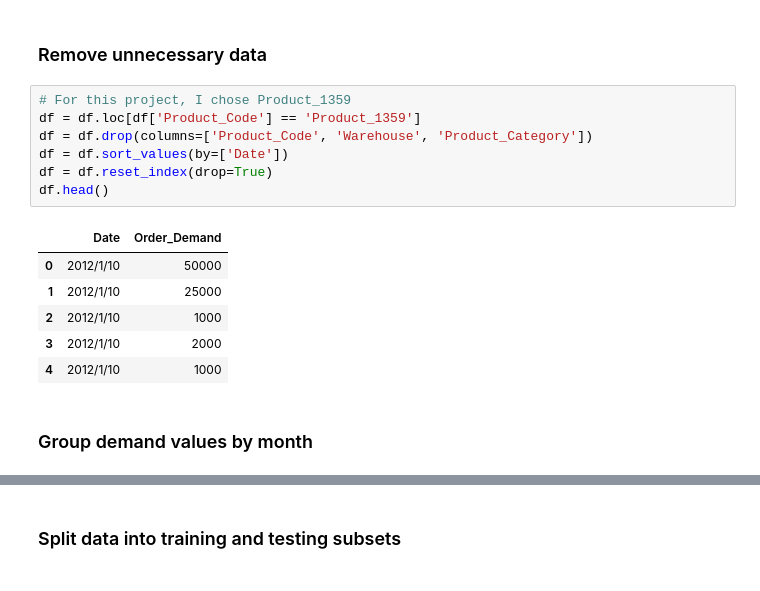
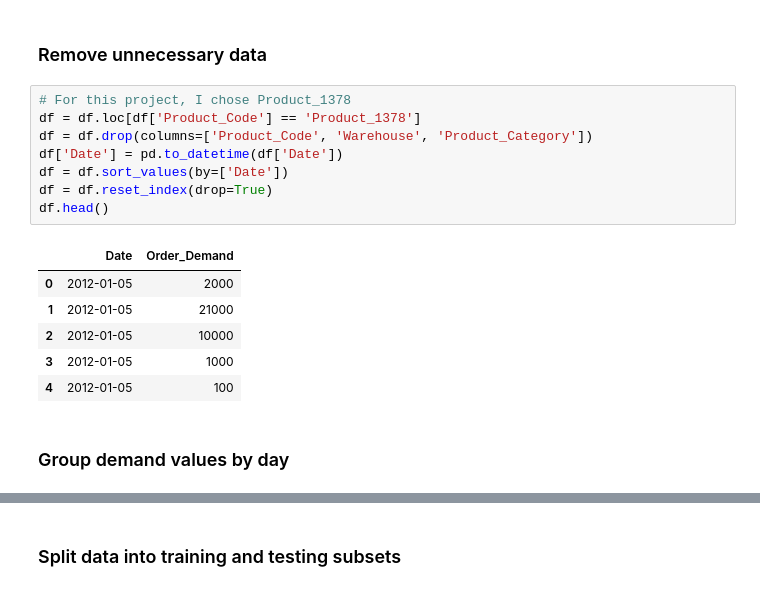
Before and after one commit to mt3443/time-series, a Jupyter notebook: time_series.ipynb, the cells around one changed output, grey strips where cells are left out. Saved outputs shown, nothing was run; the diff lists cells and outputs as text.

```diff
--- a/time_series.ipynb
+++ b/time_series.ipynb
@@ -39,18 +41,19 @@ Name: Product_Code, dtype: int64
 # %% [markdown]
 ### Remove unnecessary data
 # %%
-# For this project, I chose Product_1359
-df = df.loc[df['Product_Code'] == 'Product_1359']
+# For this project, I chose Product_1378
+df = df.loc[df['Product_Code'] == 'Product_1378']
 df = df.drop(columns=['Product_Code', 'Warehouse', 'Product_Category'])
+df['Date'] = pd.to_datetime(df['Date'])
 df = df.sort_values(by=['Date'])
 df = df.reset_index(drop=True)
 df.head()
 # %% [output]
 |  | Date | Order_Demand |
-| 0 | 2012/1/10 | 50000 |
-| 1 | 2012/1/10 | 25000 |
-| 2 | 2012/1/10 | 1000 |
-| 3 | 2012/1/10 | 2000 |
-| 4 | 2012/1/10 | 1000 |
+| 0 | 2012-01-05 | 2000 |
+| 1 | 2012-01-05 | 21000 |
+| 2 | 2012-01-05 | 10000 |
+| 3 | 2012-01-05 | 1000 |
+| 4 | 2012-01-05 | 100 |
 # %% [markdown]
-### Group demand values by month
+### Group demand values by day
```
Also changed, not shown: parts of 15 cells of this notebook.
